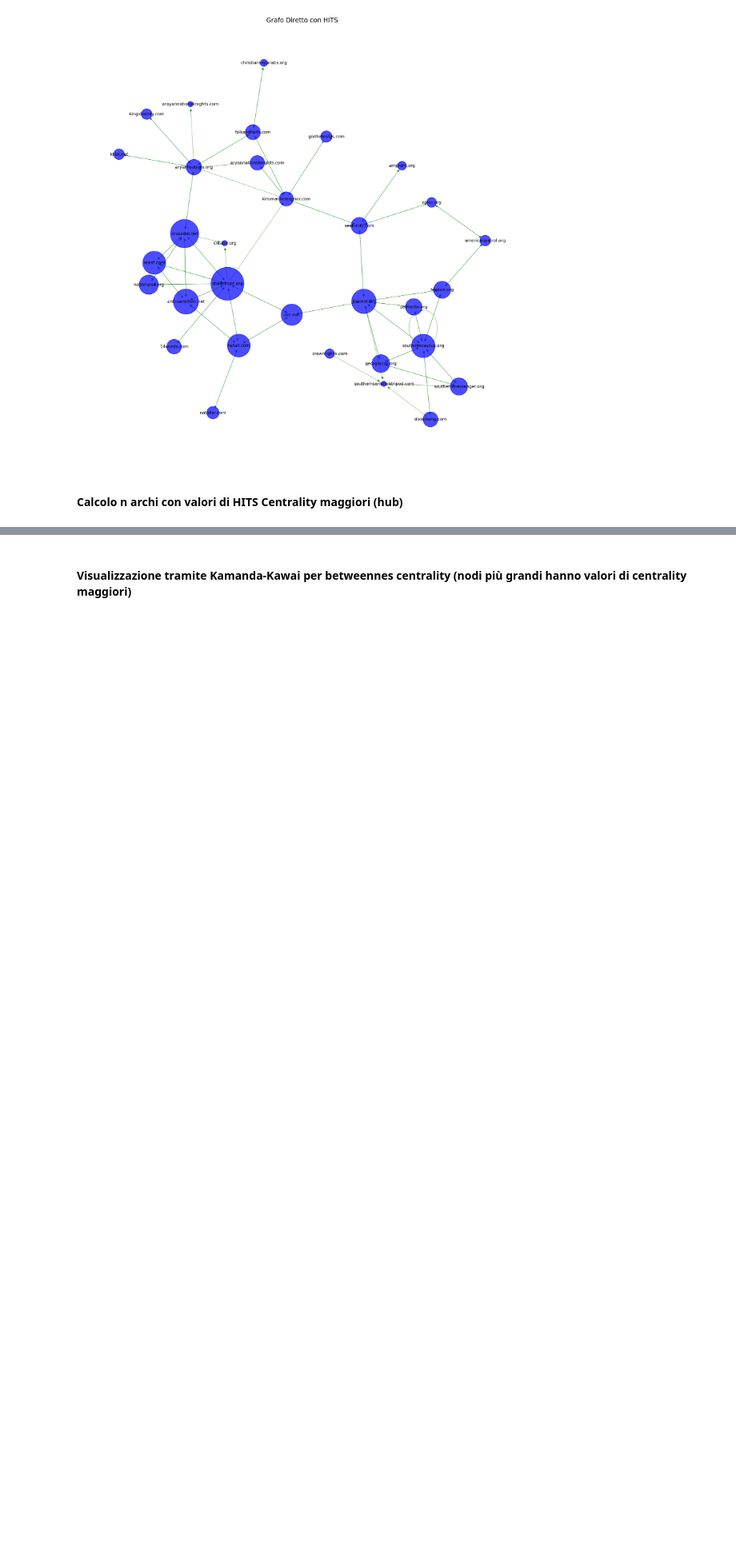
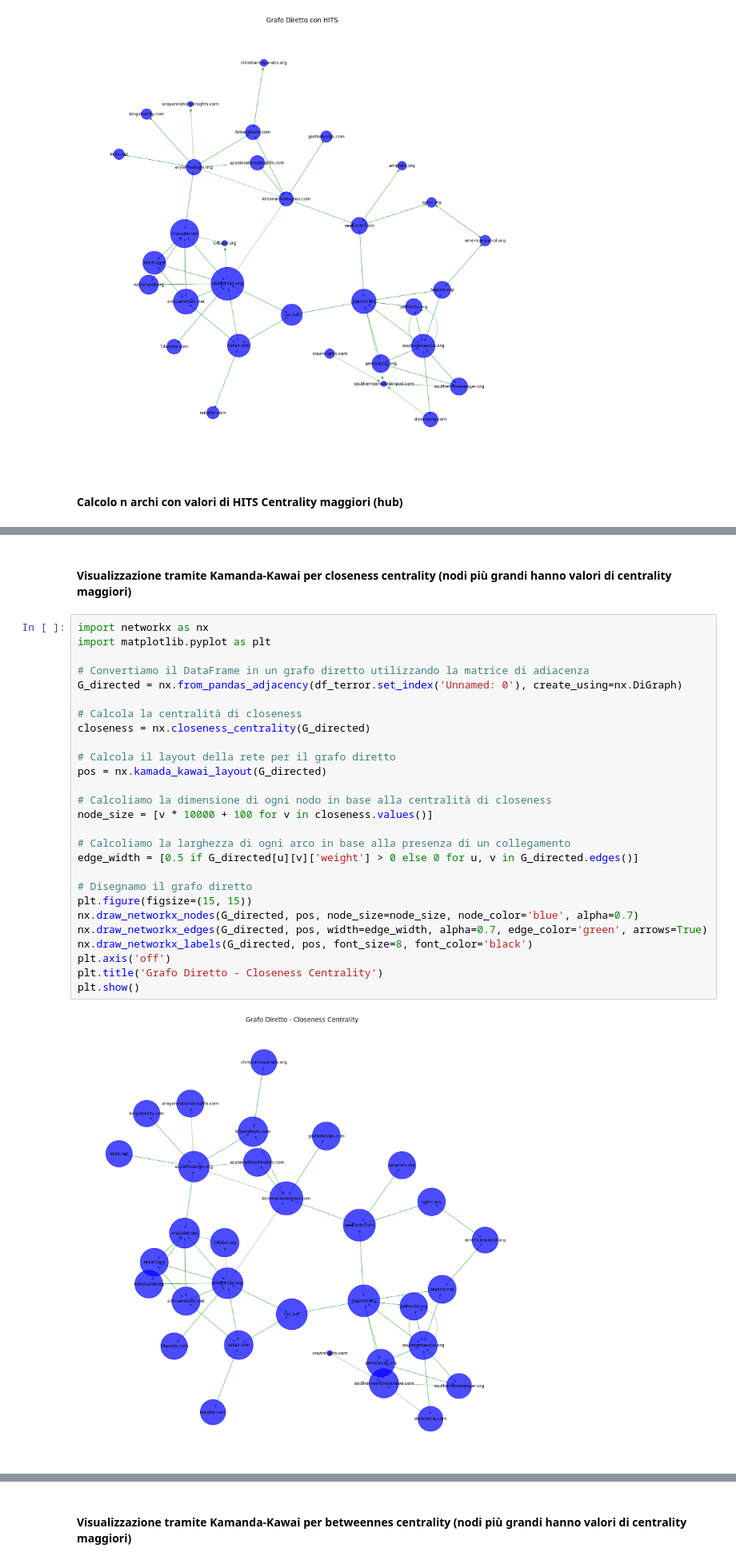
Before and after one commit to Gabri0710/Social-Network-Analysis, a Jupyter notebook: analysis.ipynb, the cells around one changed output, grey strips where cells are left out. Shown at 80% size. Cells and saved outputs as stored; diff of their text form; blank space fills up the shorter version.

Commit message:
Update analysis.ipynb with groups of node measure

```diff
--- a/analysis.ipynb
+++ b/analysis.ipynb
@@ -342,0 +341,31 @@ Classifica 10 siti con il maggior valore di autorità:
+# %% [markdown]
+#### Visualizzazione tramite Kamanda\-Kawai per closeness centrality \(nodi più grandi hanno valori di centrality maggiori\)
+# %%
+import networkx as nx
+import matplotlib.pyplot as plt
+
+# Convertiamo il DataFrame in un grafo diretto utilizzando la matrice di adiacenza
+G_directed = nx.from_pandas_adjacency(df_terror.set_index('Unnamed: 0'), create_using=nx.DiGraph)
+
+# Calcola la centralità di closeness
+closeness = nx.closeness_centrality(G_directed)
+
+# Calcola il layout della rete per il grafo diretto
+pos = nx.kamada_kawai_layout(G_directed)
+
+# Calcoliamo la dimensione di ogni nodo in base alla centralità di closeness
+node_size = [v * 10000 + 100 for v in closeness.values()]
+
+# Calcoliamo la larghezza di ogni arco in base alla presenza di un collegamento
+edge_width = [0.5 if G_directed[u][v]['weight'] > 0 else 0 for u, v in G_directed.edges()]
+
+# Disegnamo il grafo diretto
+plt.figure(figsize=(15, 15))
+nx.draw_networkx_nodes(G_directed, pos, node_size=node_size, node_color='blue', alpha=0.7)
+nx.draw_networkx_edges(G_directed, pos, width=edge_width, alpha=0.7, edge_color='green', arrows=True)
+nx.draw_networkx_labels(G_directed, pos, font_size=8, font_color='black')
+plt.axis('off')
+plt.title('Grafo Diretto - Closeness Centrality')
+plt.show()
+# %% [output]
+[figure, added]
```
Also changed, not shown: parts of 23 cells of this notebook.
